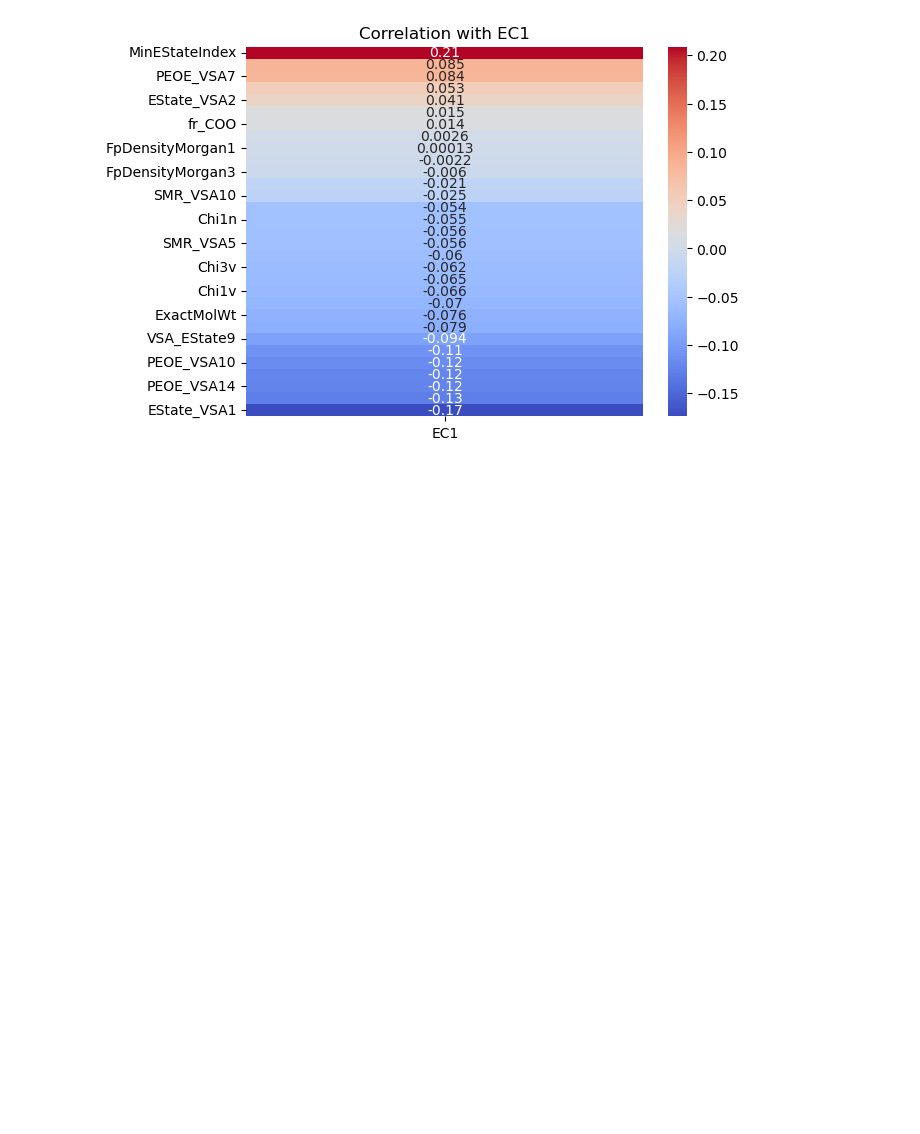
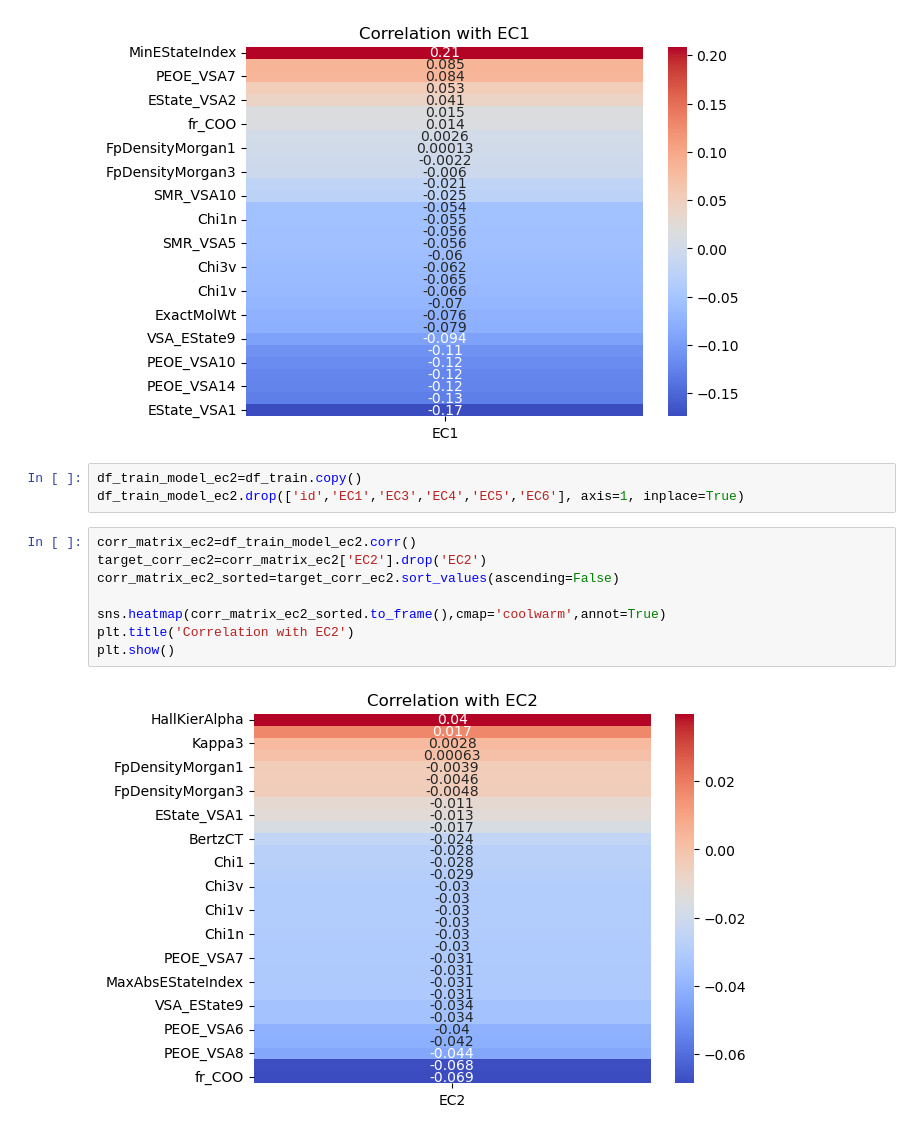
Before and after one commit to methasantosa/KaggleCompetition, a Jupyter notebook: swag-explore-multi-label-classification-enzyme.ipynb, the cells around one changed output. Cells and saved outputs as stored; diff of their text form; blank space fills up the shorter version.

```diff
--- a/swag-explore-multi-label-classification-enzyme.ipynb
+++ b/swag-explore-multi-label-classification-enzyme.ipynb
@@ -90,3 +72,16 @@ plt.title('Correlation with EC1')
 plt.show()
 # %% [output]
 [figure]
+# %%
+df_train_model_ec2=df_train.copy()
+df_train_model_ec2.drop(['id','EC1','EC3','EC4','EC5','EC6'], axis=1, inplace=True)
+# %%
+corr_matrix_ec2=df_train_model_ec2.corr()
+target_corr_ec2=corr_matrix_ec2['EC2'].drop('EC2')
+corr_matrix_ec2_sorted=target_corr_ec2.sort_values(ascending=False)
+
+sns.heatmap(corr_matrix_ec2_sorted.to_frame(),cmap='coolwarm',annot=True)
+plt.title('Correlation with EC2')
+plt.show()
+# %% [output]
+[figure, added]
```
Also changed, not shown: parts of 11 cells of this notebook.
